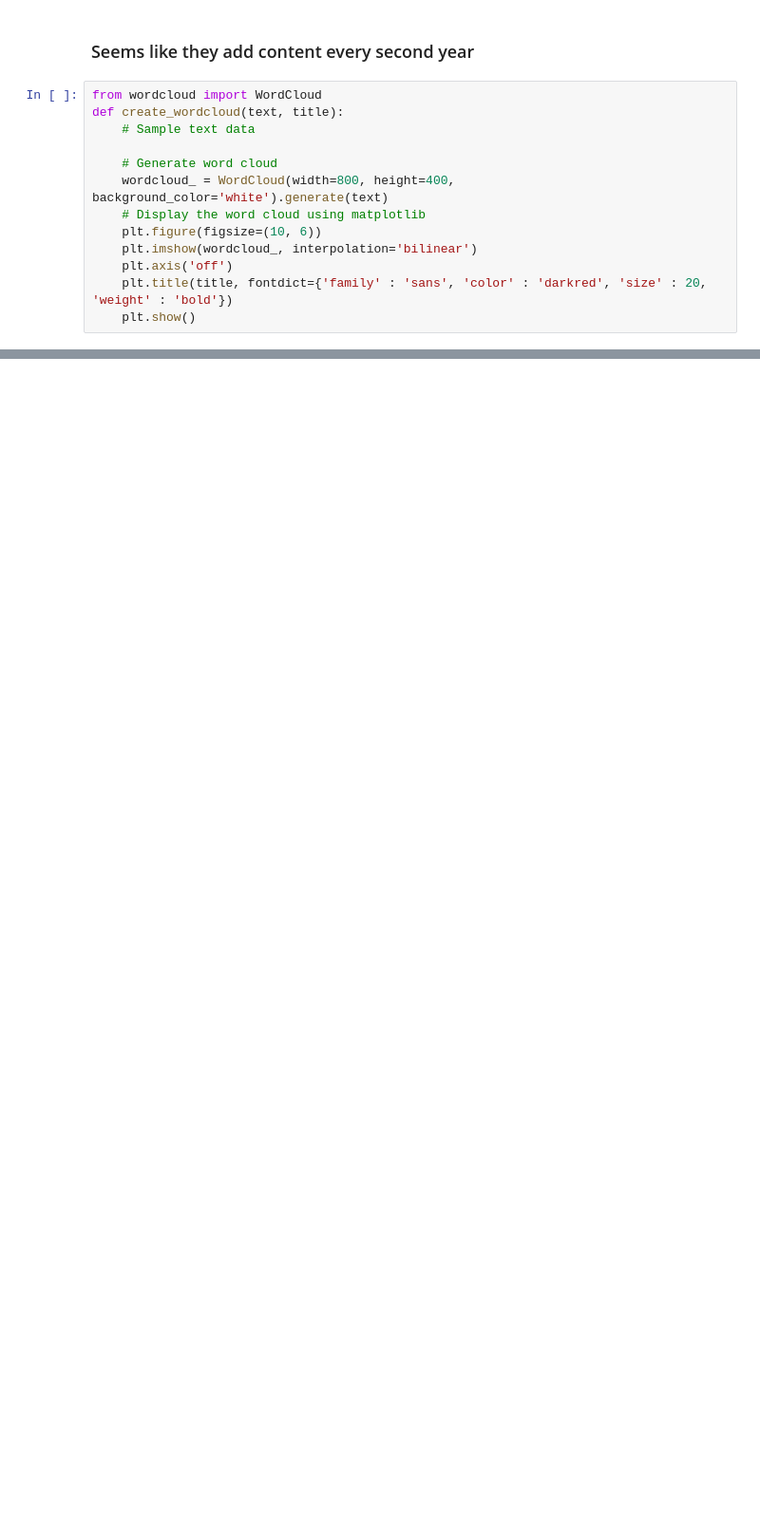
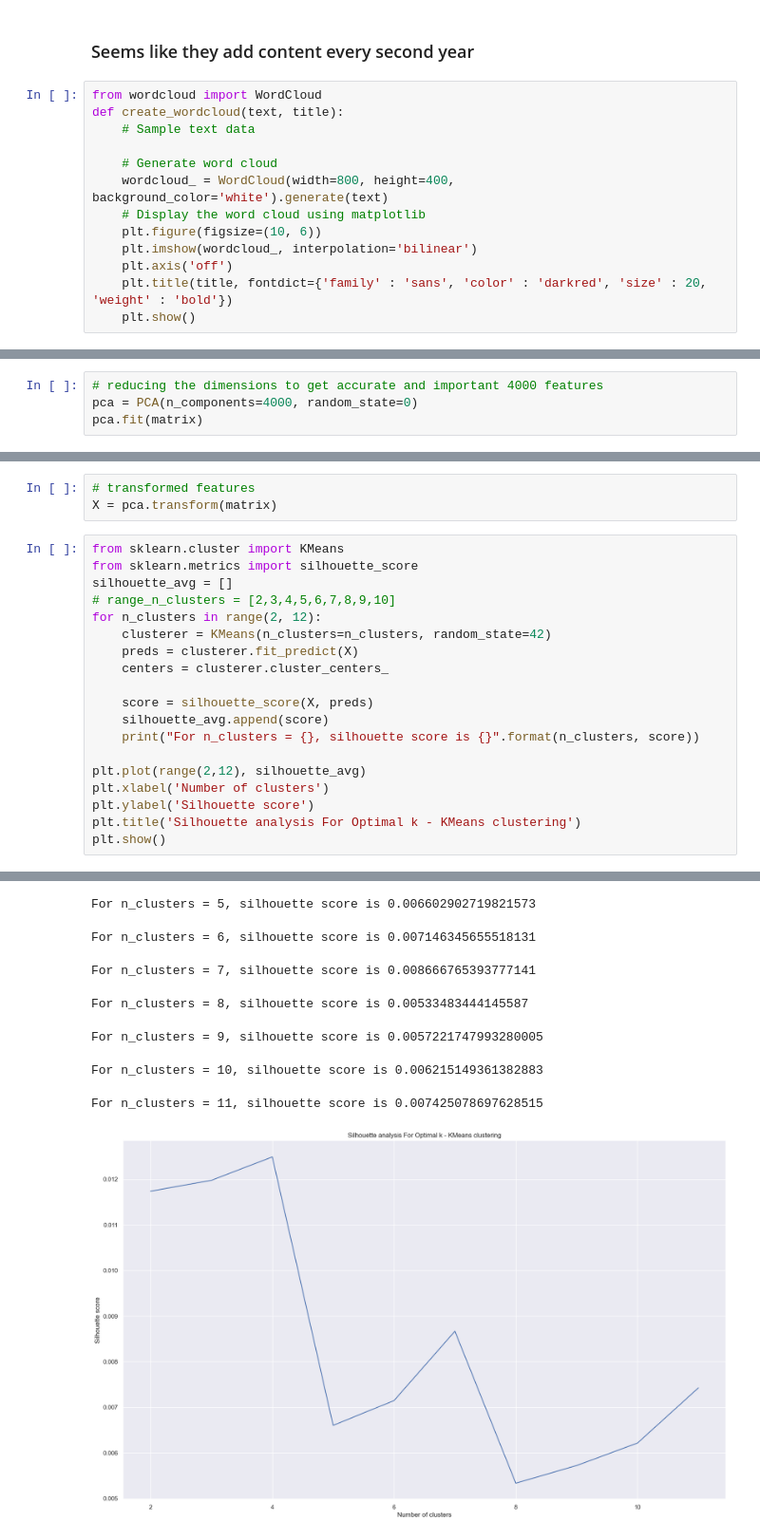
Before and after one commit to varshil009/NetflixClustering, a Jupyter notebook: EDA and clustring.ipynb, the cells around one changed output, grey strips where cells are left out. Shown at 95% size. Cells and saved outputs as stored; diff of their text form; blank space fills up the shorter version.

```diff
--- a/EDA and clustring.ipynb
+++ b/EDA and clustring.ipynb
@@ -213,0 +344,4 @@ create_wordcloud(text, "''Description Clowd''")
+# %%
+# reducing the dimensions to get accurate and important 4000 features
+pca = PCA(n_components=4000, random_state=0)
+pca.fit(matrix)
@@ -213,0 +350,23 @@ create_wordcloud(text, "''Description Clowd''")
+# %%
+# transformed features
+X = pca.transform(matrix)
+# %%
+from sklearn.cluster import KMeans
+from sklearn.metrics import silhouette_score
+silhouette_avg = []
+# range_n_clusters = [2,3,4,5,6,7,8,9,10]
+for n_clusters in range(2, 12):
+    clusterer = KMeans(n_clusters=n_clusters, random_state=42)
+    preds = clusterer.fit_predict(X)
+    centers = clusterer.cluster_centers_
+
+    score = silhouette_score(X, preds)
+    silhouette_avg.append(score)
+    print("For n_clusters = {}, silhouette score is {}".format(n_clusters, score))
+
+plt.plot(range(2,12), silhouette_avg)
+plt.xlabel('Number of clusters')
+plt.ylabel('Silhouette score')
+plt.title('Silhouette analysis For Optimal k - KMeans clustering')
+plt.show()
+# %% [output]
@@ -213,0 +376,8 @@ create_wordcloud(text, "''Description Clowd''")
+For n_clusters = 5, silhouette score is 0.006602902719821573
+For n_clusters = 6, silhouette score is 0.007146345655518131
+For n_clusters = 7, silhouette score is 0.008666765393777141
+For n_clusters = 8, silhouette score is 0.00533483444145587
+For n_clusters = 9, silhouette score is 0.0057221747993280005
+For n_clusters = 10, silhouette score is 0.006215149361382883
+For n_clusters = 11, silhouette score is 0.007425078697628515
+[figure, added]
```
Also changed, not shown: parts of 44 cells of this notebook.
